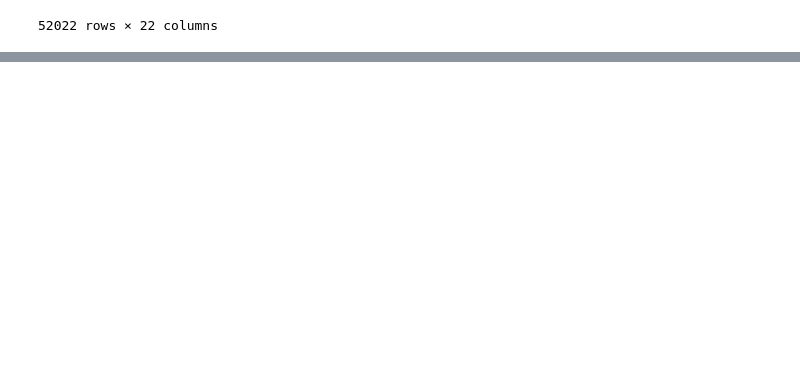
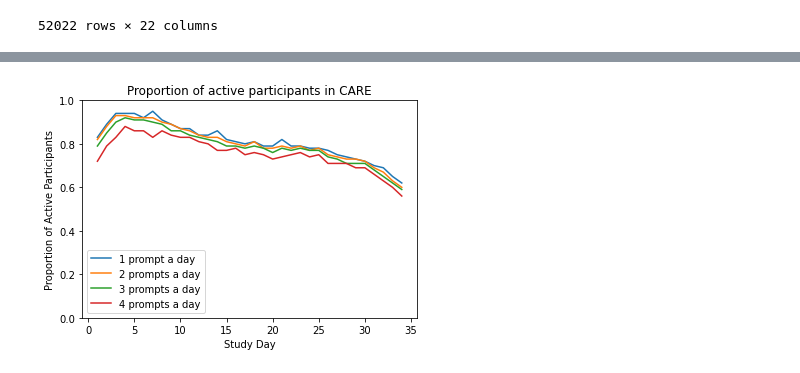
Before and after one commit to BhanuAnand/smoking-cessation-study, a Jupyter notebook: CARE_data_curation_for_tvem_analysis.ipynb, the cells around one changed output, grey strips where cells are left out. Saved outputs shown, nothing was run; the diff lists cells and outputs as text; code cells hidden in the pictures; blank space fills up the shorter version.

Commit message:
updates for active participants proportion plot

```diff
--- a/CARE_data_curation_for_tvem_analysis.ipynb
+++ b/CARE_data_curation_for_tvem_analysis.ipynb
@@ -247,0 +539,5 @@ len(filtered_part_id_list)
+# %%
+tdf = tdf[tdf.new_day != -7]
+# %%
+N = tvem_df_1.Part_ID.nunique()
+N
@@ -247,0 +546,8 @@ len(filtered_part_id_list)
+# %%
+tdf['new_day_modified'] = tdf['new_day'] + 7
+# %%
+tdf['1_prompt_prop'] = round(tdf['1_prompt']/N, 2)
+tdf['2_prompt_prop'] = round(tdf['2_prompt']/N, 2)
+tdf['3_prompt_prop'] = round(tdf['3_prompt']/N, 2)
+tdf['4_prompt_prop'] = round(tdf['4_prompt']/N, 2)
+tdf
@@ -248,3 +572,20 @@ len(filtered_part_id_list)
+# %%
+fig = plt.figure()
+
+plt.plot(tdf['new_day_modified'], tdf['1_prompt_prop'])
+plt.plot(tdf['new_day_modified'], tdf['2_prompt_prop'])
+plt.plot(tdf['new_day_modified'], tdf['3_prompt_prop'])
+plt.plot(tdf['new_day_modified'], tdf['4_prompt_prop'])
+
+plt.ylim(0,1)
+plt.legend(['1 prompt a day', '2 prompts a day', '3 prompts a day', '4 prompts a day'])
+plt.xlabel('Study Day')
+plt.ylabel('Proportion of Active Participants')
+plt.title('Proportion of active participants in CARE')
+
+plt.show()
+# %% [output]
+[figure, added]
 # %%
 # test_df = tvem_df_1.groupby(["Part_ID","new_day"]).apply(lambda x: x[x["new_day"].between(-6, 26, inclusive = True)]["Initiated"].count()).reset_index(name='ema_count')
 # test_df['ema_indicator'] = 0
```
Also changed, not shown: parts of 45 cells of this notebook.
